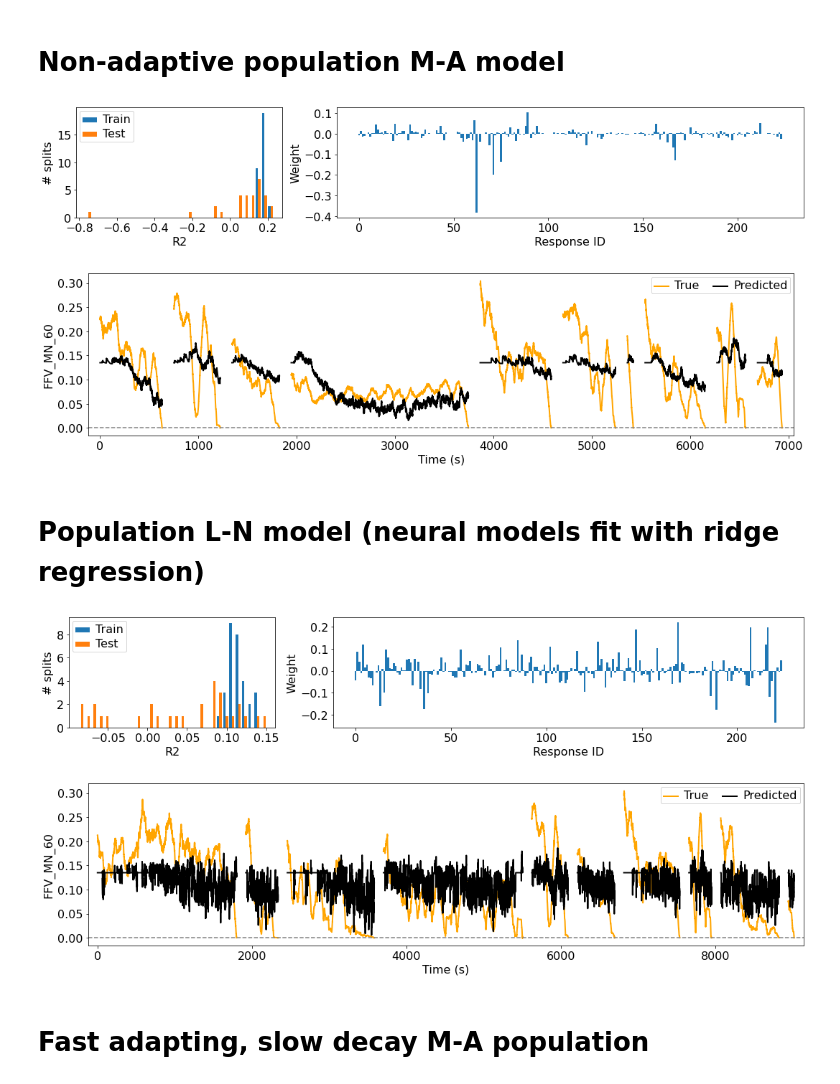
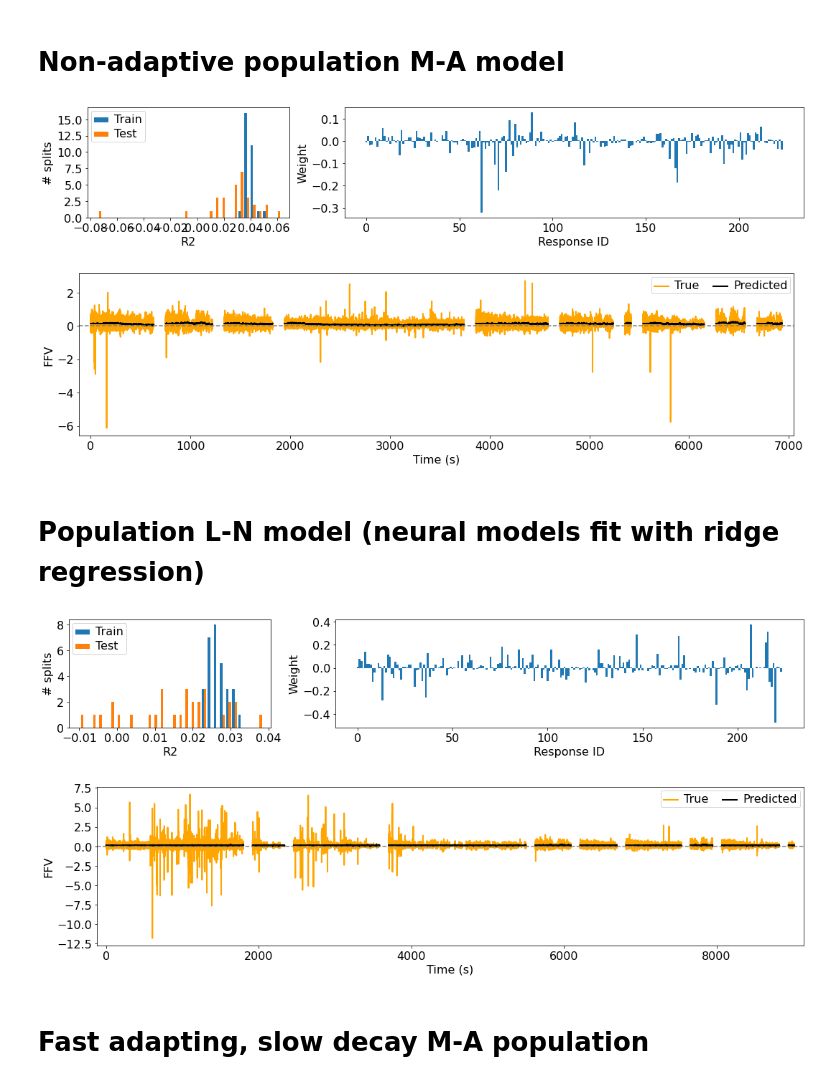
Before and after one commit to rkp8000/inferring-neural-codes, a Jupyter notebook: 6_B_show_ffv_fls_predictions.ipynb, the cells around one changed output. Saved outputs shown, nothing was run; the diff lists cells and outputs as text; code cells hidden in the pictures.

Commit message:
Separate file name from target behavioral variable to plot.

```diff
--- a/6_B_show_ffv_fls_predictions.ipynb
+++ b/6_B_show_ffv_fls_predictions.ipynb
@@ -25,6 +25,7 @@ ALPHA = 10
 
 FPS = 30.03
 TARG = 'FFV_MN_60'
+TARG_SHOW = 'FFV'
 # %%
 FSTRAIN = 'data/simple/strains.csv'
 
@@ -110,11 +111,11 @@ gs = gridspec.GridSpec(1, 3)
 fig = plt.figure(figsize=(15, 3), tight_layout=True)
 axs = [fig.add_subplot(gs[0, 0]), fig.add_subplot(gs[0, 1:])]
 
-axs[0].hist(np.transpose([data['r2_train'][TARG], data['r2_test'][TARG]]), bins=30)
+axs[0].hist(np.transpose([data['r2_train'][TARG_SHOW], data['r2_test'][TARG_SHOW]]), bins=30)
 axs[0].legend(['Train', 'Test'])
 set_plot(axs[0], x_label='R2', y_label='# splits', font_size=16)
 
-axs[1].bar(np.arange(data['w'][TARG].shape[1]), np.mean(data['w'][TARG], axis=0), width=1)
+axs[1].bar(np.arange(data['w'][TARG_SHOW].shape[1]), np.mean(data['w'][TARG_SHOW], axis=0), width=1)
 set_plot(axs[1], x_label='Response ID', y_label='Weight', font_size=16)
 
 ISPLIT = 0
@@ -125,8 +126,8 @@ t_offset = 0
 t_spacing = 120
 
 for itr in TEST_ITRS:
-    y = data['ys_test'][TARG][ISPLIT][itr]
-    y_hat = data['y_hats_test'][TARG][ISPLIT][itr]
+    y = data['ys_test'][TARG_SHOW][ISPLIT][itr]
+    y_hat = data['y_hats_test'][TARG_SHOW][ISPLIT][itr]
     t = np.arange(len(y))/FPS
 
     ax.plot(t + t_offset, y, c='orange', lw=2)
@@ -136,5 +137,5 @@ for itr in TEST_ITRS:
 
 ax.axhline(0, ls='--', color='gray')
 ax.legend(['True', 'Predicted'], ncol=2)
-set_plot(ax, x_lim=(-t_spacing, t_offset), x_label='Time (s)', y_label=TARG, font_size=16)
+set_plot(ax, x_lim=(-t_spacing, t_offset), x_label='Time (s)', y_label=TARG_SHOW, font_size=16)
 # %% [output]
@@ -163,11 +164,11 @@ gs = gridspec.GridSpec(1, 3)
 fig = plt.figure(figsize=(15, 3), tight_layout=True)
 axs = [fig.add_subplot(gs[0, 0]), fig.add_subplot(gs[0, 1:])]
 
-axs[0].hist(np.transpose([data['r2_train'][TARG], data['r2_test'][TARG]]), bins=30)
+axs[0].hist(np.transpose([data['r2_train'][TARG_SHOW], data['r2_test'][TARG_SHOW]]), bins=30)
 axs[0].legend(['Train', 'Test'])
 set_plot(axs[0], x_label='R2', y_label='# splits', font_size=16)
 
-axs[1].bar(np.arange(data['w'][TARG].shape[1]), np.mean(data['w'][TARG], axis=0), width=1)
+axs[1].bar(np.arange(data['w'][TARG_SHOW].shape[1]), np.mean(data['w'][TARG_SHOW], axis=0), width=1)
 set_plot(axs[1], x_label='Response ID', y_label='Weight', font_size=16)
 
 ISPLIT = 0
@@ -178,8 +179,8 @@ t_offset = 0
 t_spacing = 120
 
 for itr in TEST_ITRS:
-    y = data['ys_test'][TARG][ISPLIT][itr]
-    y_hat = data['y_hats_test'][TARG][ISPLIT][itr]
+    y = data['ys_test'][TARG_SHOW][ISPLIT][itr]
+    y_hat = data['y_hats_test'][TARG_SHOW][ISPLIT][itr]
     t = np.arange(len(y))/FPS
 
     ax.plot(t + t_offset, y, c='orange', lw=2)
@@ -189,5 +190,5 @@ for itr in TEST_ITRS:
 
 ax.axhline(0, ls='--', color='gray')
 ax.legend(['True', 'Predicted'], ncol=2)
-set_plot(ax, x_lim=(-t_spacing, t_offset), x_label='Time (s)', y_label=TARG, font_size=16)
+set_plot(ax, x_lim=(-t_spacing, t_offset), x_label='Time (s)', y_label=TARG_SHOW, font_size=16)
 # %% [output]
@@ -216,11 +217,11 @@ gs = gridspec.GridSpec(1, 3)
 fig = plt.figure(figsize=(15, 3), tight_layout=True)
 axs = [fig.add_subplot(gs[0, 0]), fig.add_subplot(gs[0, 1:])]
 
-axs[0].hist(np.transpose([data['r2_train'][TARG], data['r2_test'][TARG]]), bins=30)
+axs[0].hist(np.transpose([data['r2_train'][TARG_SHOW], data['r2_test'][TARG_SHOW]]), bins=30)
 axs[0].legend(['Train', 'Test'])
 set_plot(axs[0], x_label='R2', y_label='# splits', font_size=16)
 
-axs[1].bar(np.arange(data['w'][TARG].shape[1]), np.mean(data['w'][TARG], axis=0), width=1)
+axs[1].bar(np.arange(data['w'][TARG_SHOW].shape[1]), np.mean(data['w'][TARG_SHOW], axis=0), width=1)
 set_plot(axs[1], x_label='Response ID', y_label='Weight', font_size=16)
 
 ISPLIT = 0
@@ -231,8 +232,8 @@ t_offset = 0
 t_spacing = 120
 
 for itr in TEST_ITRS:
-    y = data['ys_test'][TARG][ISPLIT][itr]
-    y_hat = data['y_hats_test'][TARG][ISPLIT][itr]
+    y = data['ys_test'][TARG_SHOW][ISPLIT][itr]
+    y_hat = data['y_hats_test'][TARG_SHOW][ISPLIT][itr]
     t = np.arange(len(y))/FPS
 
     ax.plot(t + t_offset, y, c='orange', lw=2)
@@ -242,10 +243,10 @@ for itr in TEST_ITRS:
 
 ax.axhline(0, ls='--', color='gray')
 ax.legend(['True', 'Predicted'], ncol=2)
-set_plot(ax, x_lim=(-t_spacing, t_offset), x_label='Time (s)', y_label=TARG, font_size=16)
+set_plot(ax, x_lim=(-t_spacing, t_offset), x_label='Time (s)', y_label=TARG_SHOW, font_size=16)
 # %% [output]
-[figure, old version]
+[figure, new version]
-[figure, old version]
+[figure, new version]
 # %% [markdown]
 # Population L-N model (neural models fit with ridge regression)
 # %%
@@ -265,40 +266,40 @@ FSAVE = f'data/simple/mlv/{LOAD_DIR}/baker_{NRL_MDL}_{"_".join(STRAINS).lower()}
 data = np.load(FSAVE, allow_pickle=True)[0]
 
 gs = gridspec.GridSpec(1, 3)
 
 fig = plt.figure(figsize=(15, 3), tight_layout=True)
 axs = [fig.add_subplot(gs[0, 0]), fig.add_subplot(gs[0, 1:])]
 
-axs[0].hist(np.transpose([data['r2_train'][TARG], data['r2_test'][TARG]]), bins=30)
+axs[0].hist(np.transpose([data['r2_train'][TARG_SHOW], data['r2_test'][TARG_SHOW]]), bins=30)
 axs[0].legend(['Train', 'Test'])
 set_plot(axs[0], x_label='R2', y_label='# splits', font_size=16)
 
-axs[1].bar(np.arange(data['w'][TARG].shape[1]), np.mean(data['w'][TARG], axis=0), width=1)
+axs[1].bar(np.arange(data['w'][TARG_SHOW].shape[1]), np.mean(data['w'][TARG_SHOW], axis=0), width=1)
 set_plot(axs[1], x_label='Response ID', y_label='Weight', font_size=16)
 
 ISPLIT = 0
 TEST_ITRS = [0, 3, 4, 5, 6, 7, 8, 9, 13, 15]
 
 fig, ax = plt.subplots(1, 1, figsize=(15, 4), tight_layout=True)
 t_offset = 0
 t_spacing = 120
 
 for itr in TEST_ITRS:
-    y = data['ys_test'][TARG][ISPLIT][itr]
-    y_hat = data['y_hats_test'][TARG][ISPLIT][itr]
+    y = data['ys_test'][TARG_SHOW][ISPLIT][itr]
+    y_hat = data['y_hats_test'][TARG_SHOW][ISPLIT][itr]
     t = np.arange(len(y))/FPS
 
     ax.plot(t + t_offset, y, c='orange', lw=2)
     ax.plot(t + t_offset, y_hat, c='k', lw=2)
 
     t_offset += t[-1] + t_spacing
 
 ax.axhline(0, ls='--', color='gray')
 ax.legend(['True', 'Predicted'], ncol=2)
-set_plot(ax, x_lim=(-t_spacing, t_offset), x_label='Time (s)', y_label=TARG, font_size=16)
+set_plot(ax, x_lim=(-t_spacing, t_offset), x_label='Time (s)', y_label=TARG_SHOW, font_size=16)
 # %% [output]
-[figure, old version]
+[figure, new version]
-[figure, old version]
+[figure, new version]
 # %% [markdown]
 # Fast adapting, slow decay M-A population
 # %%
```
Also changed, not shown: parts of 6 cells of this notebook.
